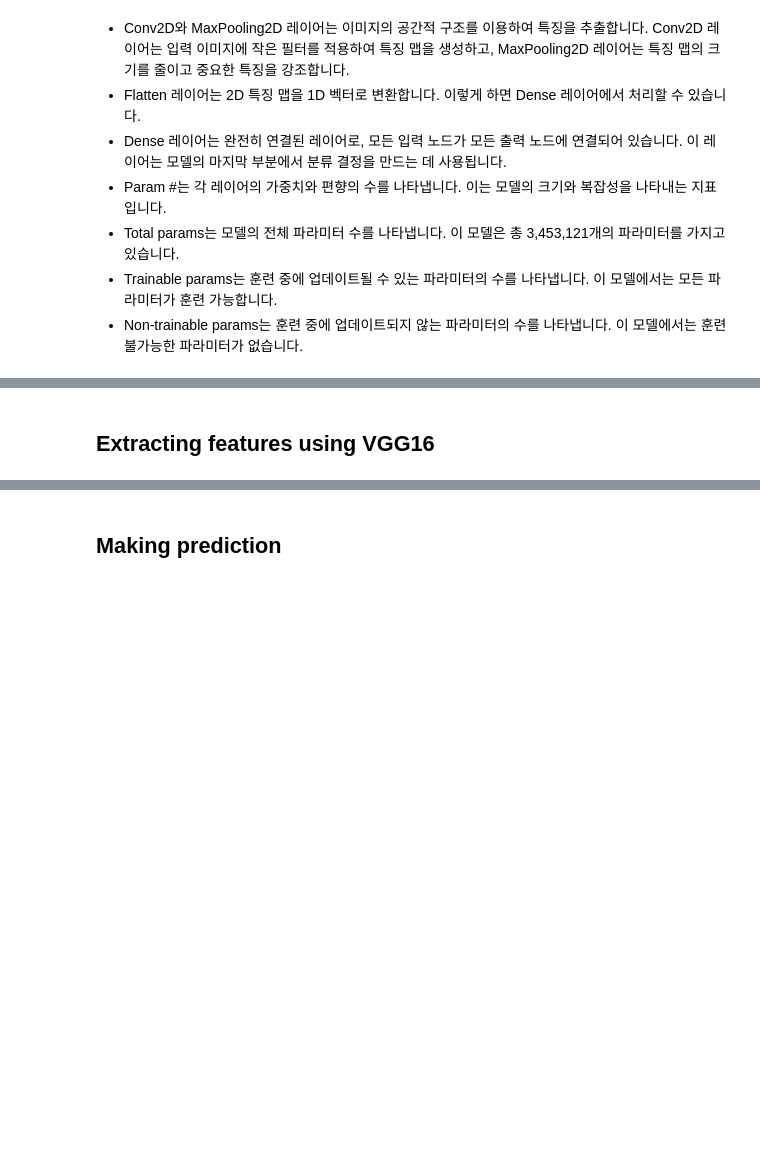
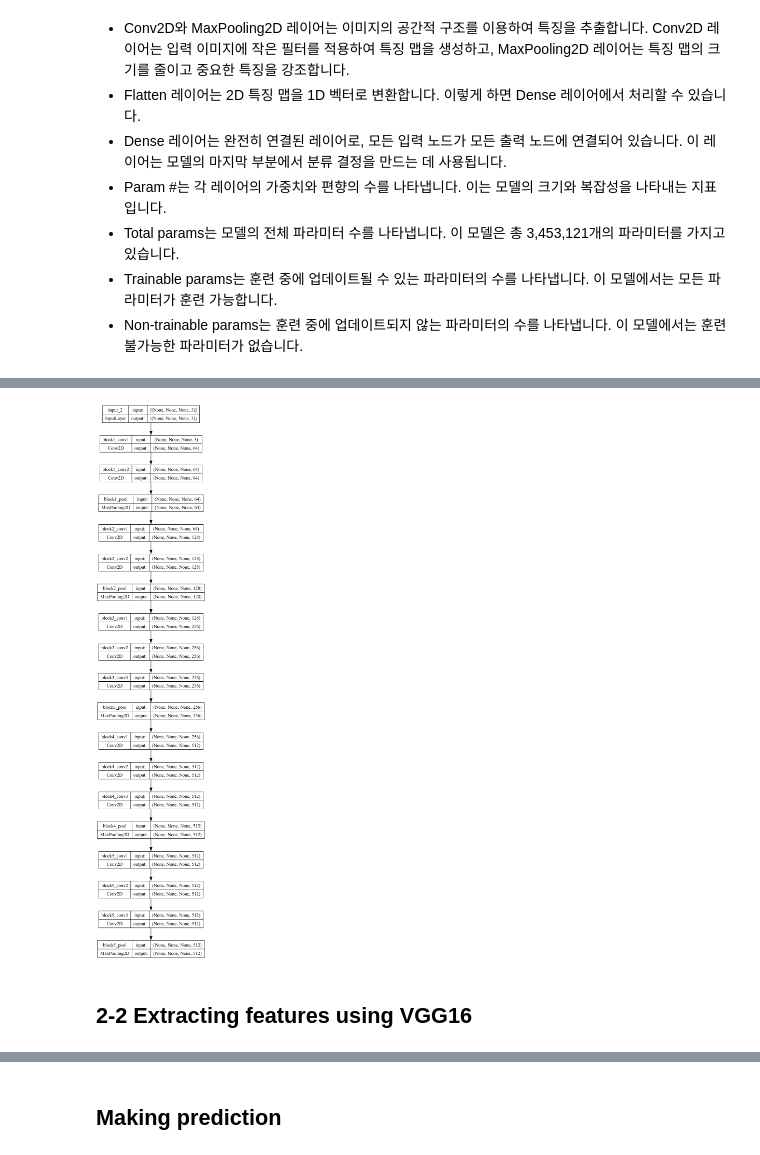
Before and after one commit to gyjong/aiffel_campus, a Jupyter notebook: Portfolio/Aerial_Cactus_0221.ipynb, the cells around one changed output, grey strips where cells are left out. Saved outputs shown, nothing was run; the diff lists cells and outputs as text; code cells hidden in the pictures; blank space fills up the shorter version.

```diff
--- a/Portfolio/Aerial_Cactus_0221.ipynb
+++ b/Portfolio/Aerial_Cactus_0221.ipynb
@@ -345,6 +339,11 @@ Total params: 14714688 (56.13 MB)
 Trainable params: 14714688 (56.13 MB)
 Non-trainable params: 0 (0.00 Byte)
 _________________________________________________________________
+# %%
+from keras.utils import plot_model
+plot_model(model_vg, show_shapes=True)
+# %% [output]
+[figure, added]
 # %% [markdown]
-## Extracting features using VGG16
+## 2-2 Extracting features using VGG16
 # %%
```
Also changed, not shown: parts of 35 cells of this notebook, 1 other file.
